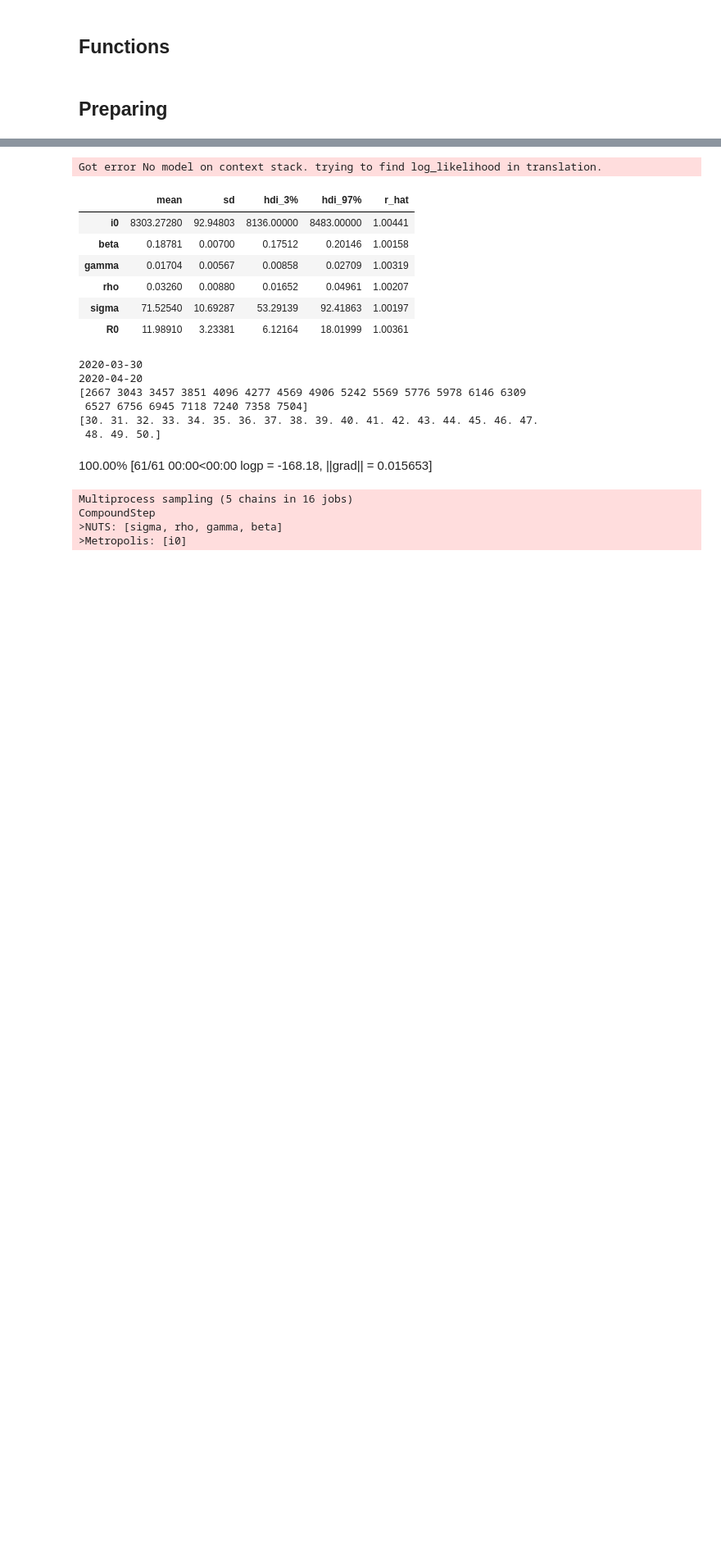
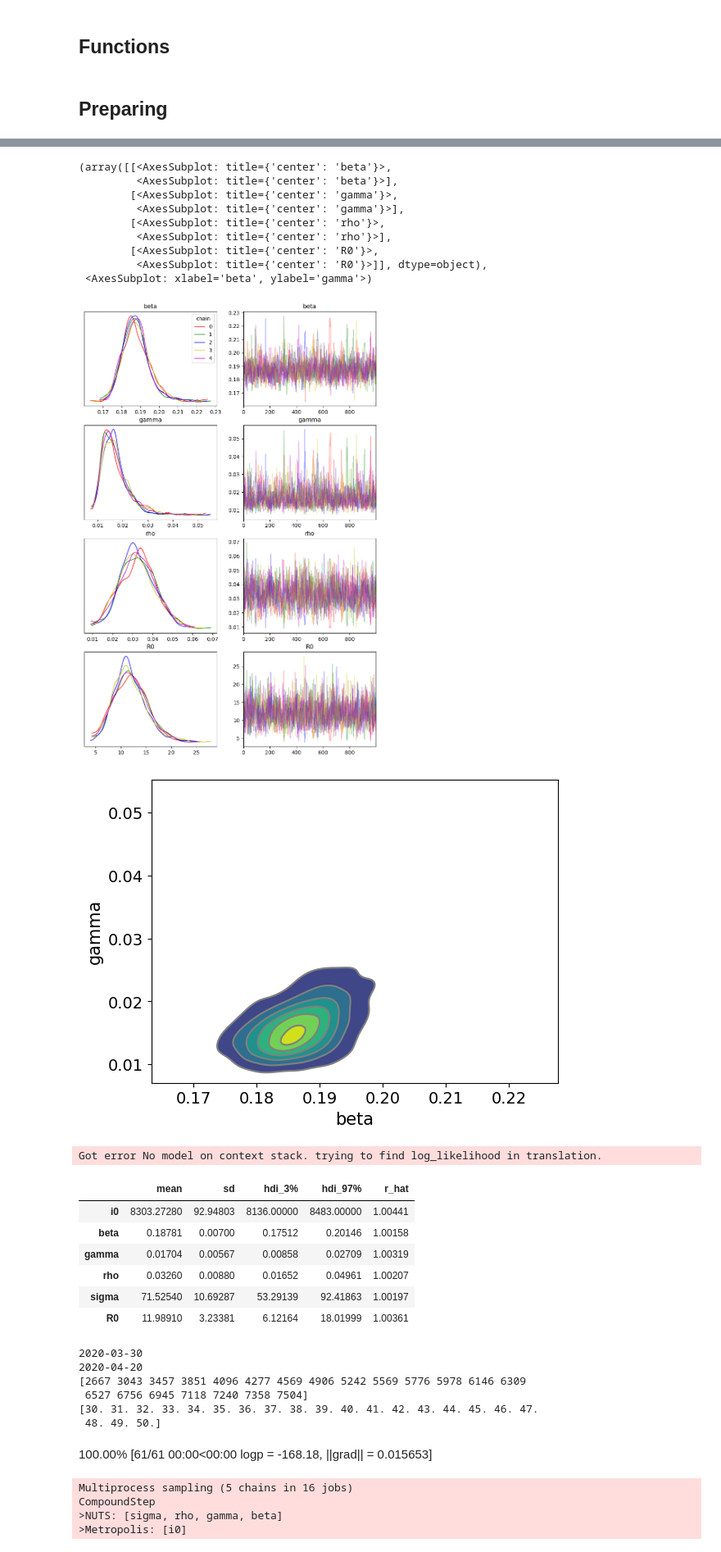
Before and after one commit to zenodea/MCMC_parameter_estimation, a Jupyter notebook: Data Analysis/mcmc.ipynb, the cells around one changed output, grey strips where cells are left out. Shown at 82% size. Cells and saved outputs as stored; diff of their text form; code cells hidden in the pictures; blank space fills up the shorter version.

```diff
--- a/Data Analysis/mcmc.ipynb
+++ b/Data Analysis/mcmc.ipynb
@@ -93,8 +70,9 @@ def printMCMCTables(model):
     return results
 # %%
 def plotMCMC(model):
-    plot = pm.plot_trace(model, var_names=('i0','beta','gamma','rho','sigma'),compact=True, legend=True, chain_prop=("ls", "-"))
-    return plot
+    plot_trace = pm.plot_trace(model, var_names=('beta','gamma','rho','R0'), legend=True, chain_prop={"color":"rgbym"},figsize=(10.0,15.0))
+    plot_pair = pm.plot_pair(model, var_names=('beta','gamma'), kind='kde')
+    return plot_trace, plot_pair
 # %%
 dataSets = []
 dataSets.append(pd.read_csv("../processed_data/cumDeathFrance.csv"))
@@ -159,0 +125,3 @@ The number of effective samples is smaller than 25% for some parameters.
+# %%
+plotMCMC(test)
+# %% [output]
@@ -160,3 +131,14 @@ The number of effective samples is smaller than 25% for some parameters.
+(array([[<AxesSubplot: title={'center': 'beta'}>,
+         <AxesSubplot: title={'center': 'beta'}>],
+        [<AxesSubplot: title={'center': 'gamma'}>,
+         <AxesSubplot: title={'center': 'gamma'}>],
+        [<AxesSubplot: title={'center': 'rho'}>,
+         <AxesSubplot: title={'center': 'rho'}>],
+        [<AxesSubplot: title={'center': 'R0'}>,
+         <AxesSubplot: title={'center': 'R0'}>]], dtype=object),
+ <AxesSubplot: xlabel='beta', ylabel='gamma'>)
+[figure, added]
+[figure, added]
 # %%
 table = printMCMCTables(test)[['mean','sd','hdi_3%','hdi_97%','r_hat']]
 table_graphs = table[["mean","sd"]]
```
Also changed, not shown: parts of 8 cells of this notebook, 1 other file.
